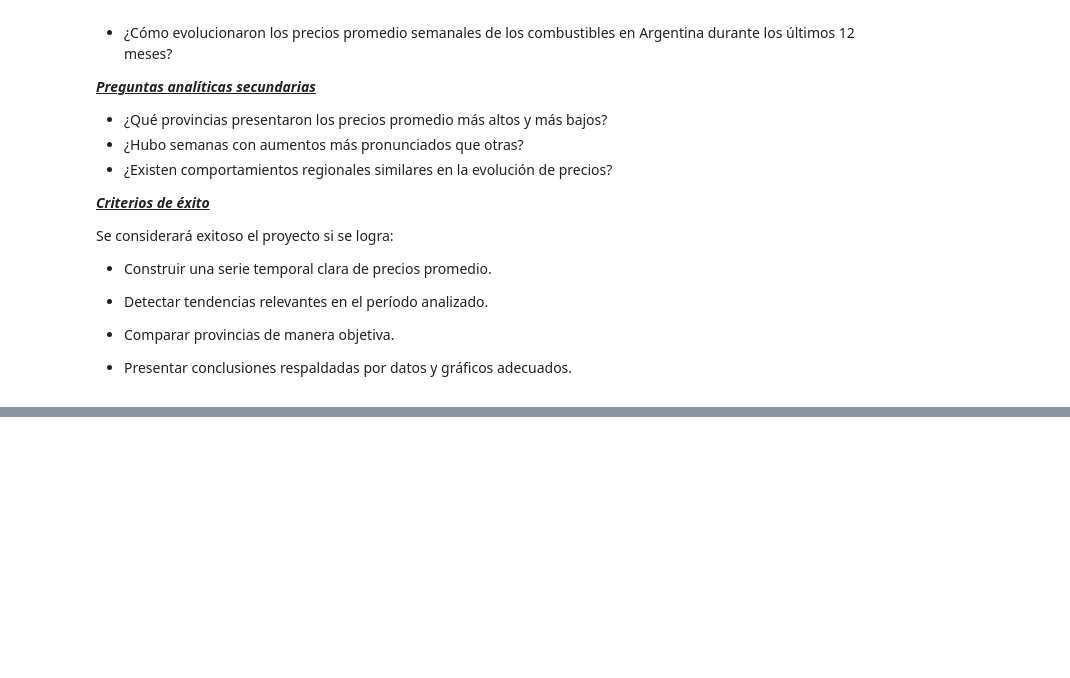
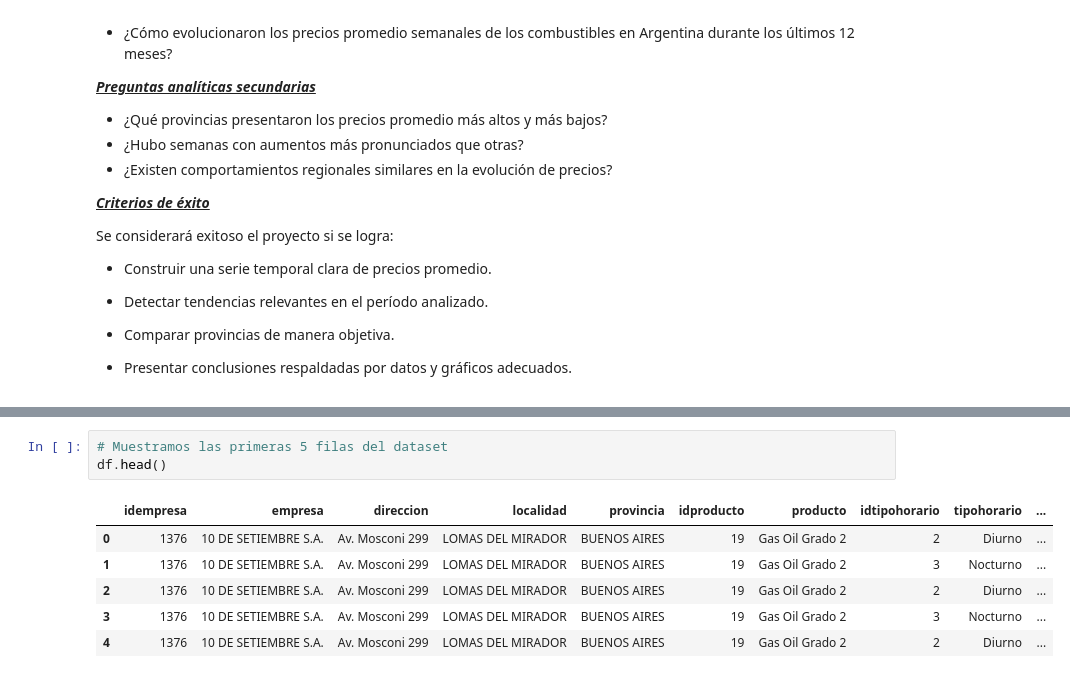
Before and after one commit to matiasdemori/Trabajo-Integrador-Ciencia-de-Datos, a Jupyter notebook: TP_Integrados_Ciencia_de_Datos.ipynb, the cells around one changed output, grey strips where cells are left out. Drawn from its saved outputs; the diff is of its cells as text; blank space fills up the shorter version.

```diff
--- a/TP_Integrados_Ciencia_de_Datos.ipynb
+++ b/TP_Integrados_Ciencia_de_Datos.ipynb
@@ -220,0 +288,10 @@ Se considerará exitoso el proyecto si se logra:
+# %%
+# Muestramos las primeras 5 filas del dataset
+df.head()
+# %% [output]
+|  | idempresa | empresa | direccion | localidad | provincia | idproducto | producto | idtipohorario | tipohorario | ... |
+| 0 | 1376 | 10 DE SETIEMBRE S.A. | Av. Mosconi 299 | LOMAS DEL MIRADOR | BUENOS AIRES | 19 | Gas Oil Grado 2 | 2 | Diurno | ... |
+| 1 | 1376 | 10 DE SETIEMBRE S.A. | Av. Mosconi 299 | LOMAS DEL MIRADOR | BUENOS AIRES | 19 | Gas Oil Grado 2 | 3 | Nocturno | ... |
+| 2 | 1376 | 10 DE SETIEMBRE S.A. | Av. Mosconi 299 | LOMAS DEL MIRADOR | BUENOS AIRES | 19 | Gas Oil Grado 2 | 2 | Diurno | ... |
+| 3 | 1376 | 10 DE SETIEMBRE S.A. | Av. Mosconi 299 | LOMAS DEL MIRADOR | BUENOS AIRES | 19 | Gas Oil Grado 2 | 3 | Nocturno | ... |
+| 4 | 1376 | 10 DE SETIEMBRE S.A. | Av. Mosconi 299 | LOMAS DEL MIRADOR | BUENOS AIRES | 19 | Gas Oil Grado 2 | 2 | Diurno | ... |
```
Also changed, not shown: parts of 9 cells of this notebook.
